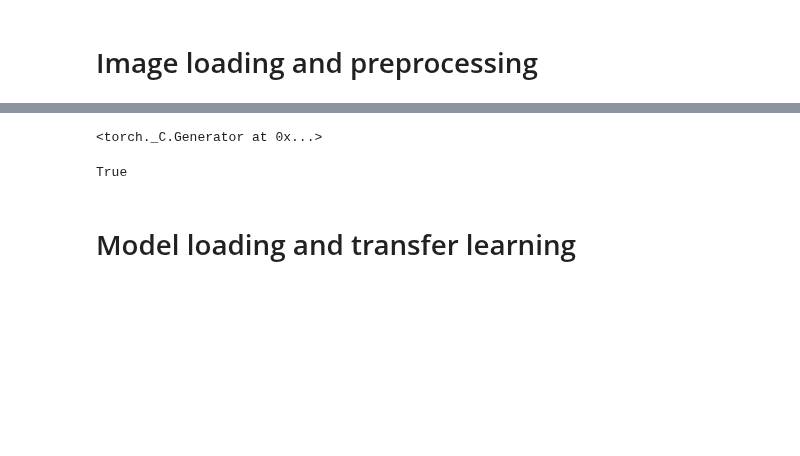
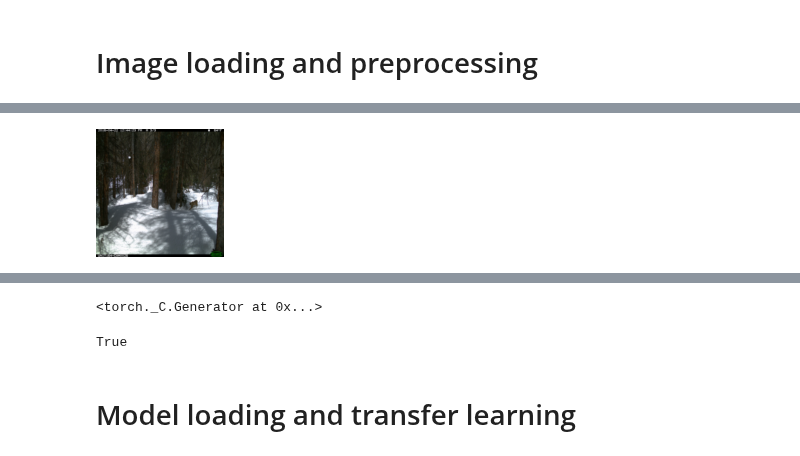
Before and after one commit to michsute/North-American-Animals-Classification, a Jupyter notebook: resnet_baseline.ipynb, the cells around one changed output, grey strips where cells are left out. Drawn from its saved outputs; the diff is of its cells as text; code cells hidden in the pictures; blank space fills up the shorter version.

```diff
--- a/resnet_baseline.ipynb
+++ b/resnet_baseline.ipynb
@@ -13,16 +14,16 @@ import datetime
 # Image loading and preprocessing
 # %%
 # convert images to PyTorch tensors
-"""transform = transforms.Compose([
+transform_light = transforms.Compose([
     transforms.Resize((128, 128)),
     transforms.ToTensor(),
     transforms.Normalize([0.485, 0.456, 0.406], [0.229, 0.224, 0.225])
 ])
-"""
+
 # Second attempt to solve overfitting
 transform = transforms.Compose([
     transforms.Resize((128, 128)),
-    transforms.RandomHorizontalFlip(),
+    transforms.RandomHorizontalFlip(),  # Random flip
     transforms.RandomRotation(15),  # Random rotation within 15 degrees
     transforms.ColorJitter(brightness=0.2, contrast=0.2, saturation=0.2, hue=0.1),
     transforms.ToTensor(),
@@ -30,0 +39,21 @@ transform = transforms.Compose([
+# %%
+img_transformed_light = transform_light(img)
+img_transformed = transform(img)
+
+def denormalize(tensor):
+    mean = [0.485, 0.456, 0.406]
+    std = [0.229, 0.224, 0.225]
+    for t, m, s in zip(tensor, mean, std):
+        t.mul_(s).add_(m)
+    return tensor
+
+# Convert tensor to PIL Image for display
+to_pil = transforms.ToPILImage()
+
+# Denormalize and convert to PIL Image
+denormalized_image_light= to_pil(denormalize(img_transformed_light.clone()))
+denormalized_image = to_pil(denormalize(img_transformed.clone()))
+# %%
+denormalized_image_light
+# %% [output]
+[figure, added]
```
Also changed, not shown: parts of 7 cells of this notebook.
